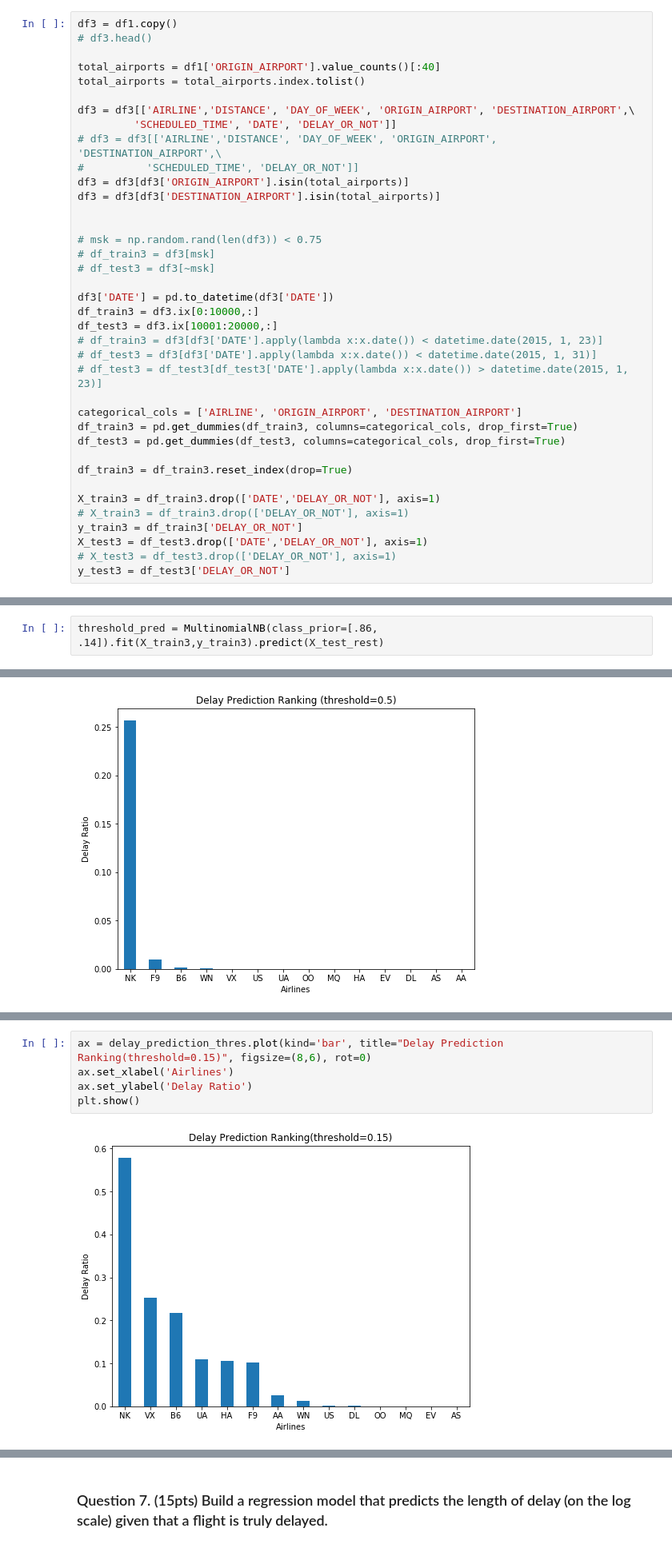
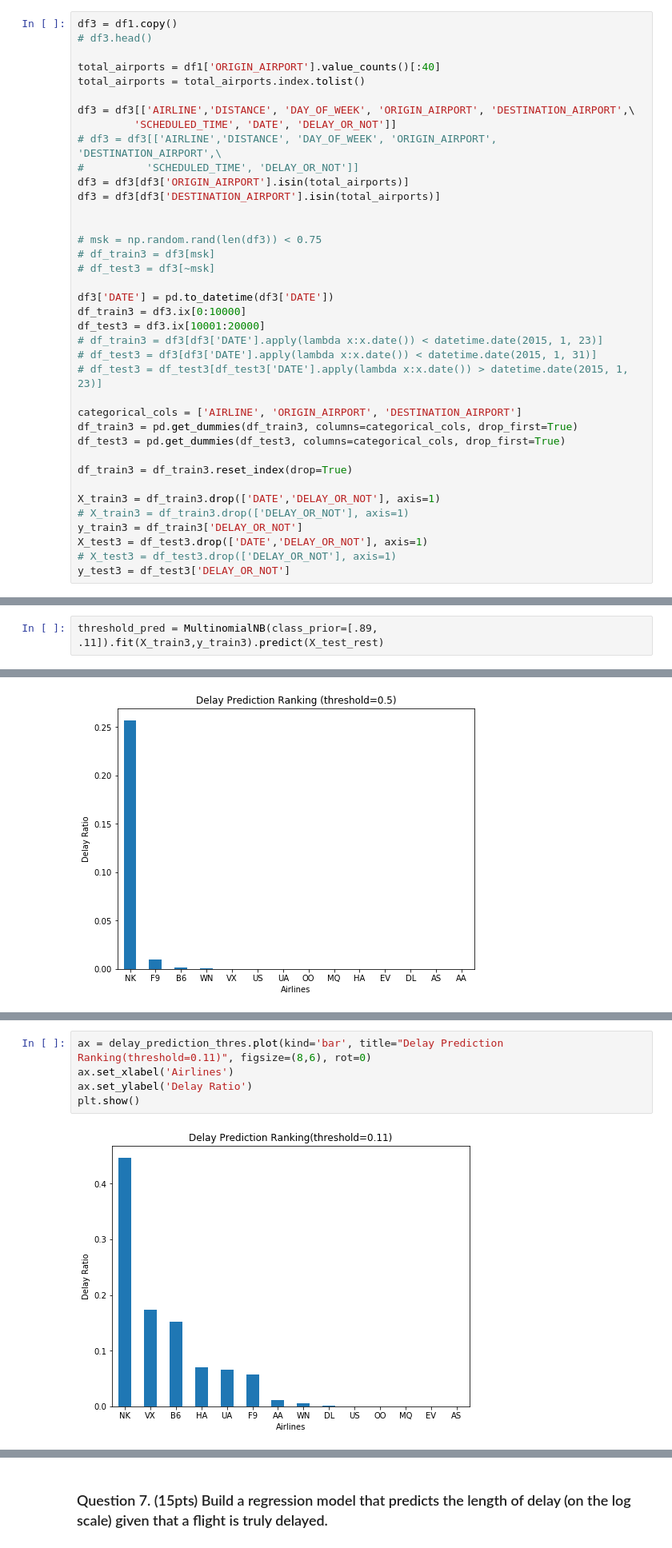
Before and after one commit to syj19950301/Data_Science_1, a Jupyter notebook: cs109a_midterm_2017.ipynb, the cells around one changed output, grey strips where cells are left out. Shown at 80% size. Drawn from its saved outputs; the diff is of its cells as text.

```diff
--- a/cs109a_midterm_2017.ipynb
+++ b/cs109a_midterm_2017.ipynb
@@ -423,8 +424,8 @@ df3 = df3[df3['DESTINATION_AIRPORT'].isin(total_airports)]
 # df_test3 = df3[~msk]
 
 df3['DATE'] = pd.to_datetime(df3['DATE'])
-df_train3 = df3.ix[0:10000,:]
-df_test3 = df3.ix[10001:20000,:]
+df_train3 = df3.ix[0:10000]
+df_test3 = df3.ix[10001:20000]
 # df_train3 = df3[df3['DATE'].apply(lambda x:x.date()) < datetime.date(2015, 1, 23)]
 # df_test3 = df3[df3['DATE'].apply(lambda x:x.date()) < datetime.date(2015, 1, 31)]
 # df_test3 = df_test3[df_test3['DATE'].apply(lambda x:x.date()) > datetime.date(2015, 1, 23)]
@@ -688,7 +689,7 @@ True Negative Rate for the rest test set:  0.996396567111
 # print("TPR when FPR=0.4:", tpr_rest[np.min([i for i, x in enumerate(fpr_rest) if x>=0.4])])
 # print("Threshold when FPR=0.4:",thresholds_rest[np.min([i for i, x in enumerate(fpr_rest) if x>=0.4])])
 # %%
-threshold_pred = MultinomialNB(class_prior=[.86, .14]).fit(X_train3,y_train3).predict(X_test_rest)
+threshold_pred = MultinomialNB(class_prior=[.89, .11]).fit(X_train3,y_train3).predict(X_test_rest)
 # %%
 df_test_rest["Airline"] = df1.AIRLINE
 df_test_rest["prediction"] = logregcv.predict(X_test_rest)
@@ -752,8 +751,8 @@ The airlines with the highest delay ratio predicted using threshold=0.5 are:
 # %%
-ax = delay_prediction_thres.plot(kind='bar', title="Delay Prediction Ranking(threshold=0.15)", figsize=(8,6), rot=0)
+ax = delay_prediction_thres.plot(kind='bar', title="Delay Prediction Ranking(threshold=0.11)", figsize=(8,6), rot=0)
 ax.set_xlabel('Airlines')
 ax.set_ylabel('Delay Ratio')
 plt.show()
 # %% [output]
-[figure, old version]
+[figure, new version]
 # %% [markdown]
```
Also changed, not shown: parts of 17 cells of this notebook, 8 other files.
